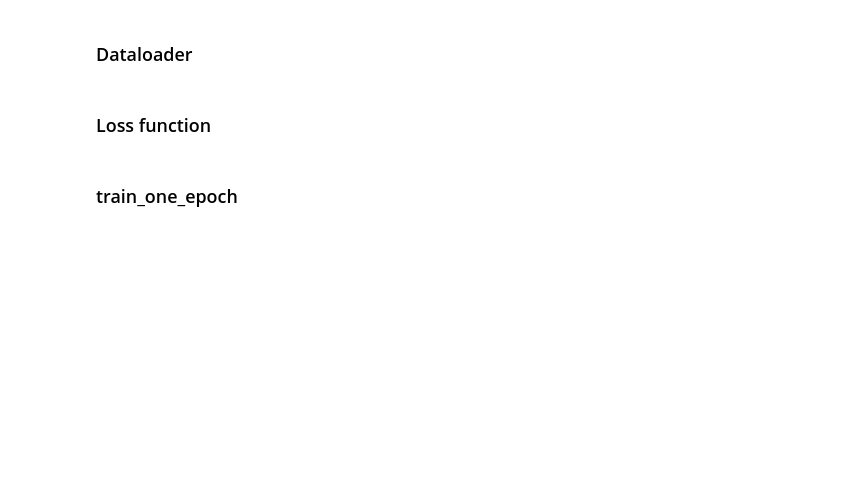
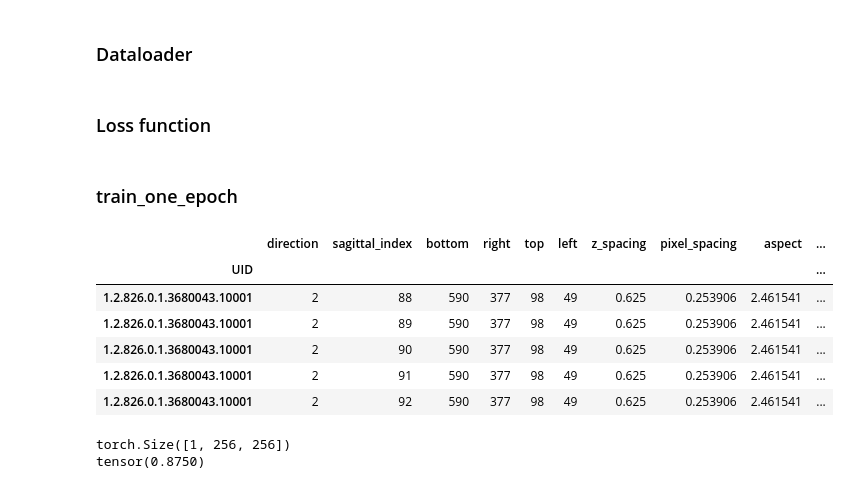
Before and after one commit to ghty011/cervical_spine, a Jupyter notebook: train/train_sagittal_bbox_classification.ipynb, the cells around one changed output. Drawn from its saved outputs; the diff is of its cells as text; code cells hidden in the pictures; blank space fills up the shorter version.

```diff
--- a/train/train_sagittal_bbox_classification.ipynb
+++ b/train/train_sagittal_bbox_classification.ipynb
@@ -423,6 +546,44 @@ def train_one_epoch(e, model, dataloader):
 
     return np.mean(losses)
 # %%
-boundary_df = pd.read_csv('infer_sagittal_position.csv')
+boundary_df = pd.read_csv('infer_sagittal_position.csv').set_index('UID')
 boundary_df.head()
+# %% [output]
+|  | direction | sagittal_index | bottom | right | top | left | z_spacing | pixel_spacing | aspect | ... |
+| UID |  |  |  |  |  |  |  |  |  | ... |
+| 1.2.826.0.1.3680043.10001 | 2 | 88 | 590 | 377 | 98 | 49 | 0.625 | 0.253906 | 2.461541 | ... |
+| 1.2.826.0.1.3680043.10001 | 2 | 89 | 590 | 377 | 98 | 49 | 0.625 | 0.253906 | 2.461541 | ... |
+| 1.2.826.0.1.3680043.10001 | 2 | 90 | 590 | 377 | 98 | 49 | 0.625 | 0.253906 | 2.461541 | ... |
+| 1.2.826.0.1.3680043.10001 | 2 | 91 | 590 | 377 | 98 | 49 | 0.625 | 0.253906 | 2.461541 | ... |
+| 1.2.826.0.1.3680043.10001 | 2 | 92 | 590 | 377 | 98 | 49 | 0.625 | 0.253906 | 2.461541 | ... |
+# %%
+def get_inference_input(UID, index):
+
+    left, top, right, bottom = boundary_df.loc[UID, ['left','top','right','bottom']].iloc[0].values
+    org_img = Image.open(os.path.join(IMAGES_DIR, UID, f"{int(index)}.jpeg"))
+    x = TF.crop(org_img, top, left, bottom-top, right-left)
+
+    transform = T.Compose([
+        T.Resize(image_size),
+        T.RandomAutocontrast(),
+        T.ToTensor(),
+        T.Normalize(0.5, 0.5)
+    ])
+
+    x = TF.center_crop(x, max(x.width, x.height))
+    x = transform(x)
+
+    mask = Image.open(os.path.join(MASK_DIR, UID, f"{int(index)}.png"))
+    mask = np.asarray(mask)
+    # print(mask)
+    mask = torch.tensor(mask, dtype=torch.float) / 32.
+
+    return x, mask
+
+x, mask = get_inference_input("1.2.826.0.1.3680043.1810", 264)
+print(x.shape)
+print(mask.max())
+# %% [output]
+torch.Size([1, 256, 256])
+tensor(0.8750)
 # %%
```
Also changed, not shown: parts of 16 cells of this notebook.
